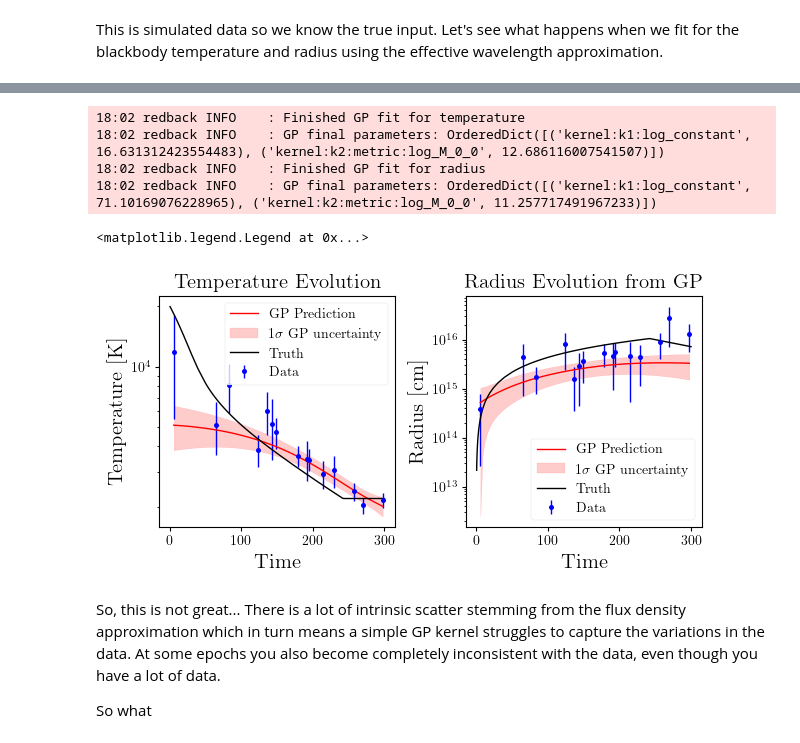
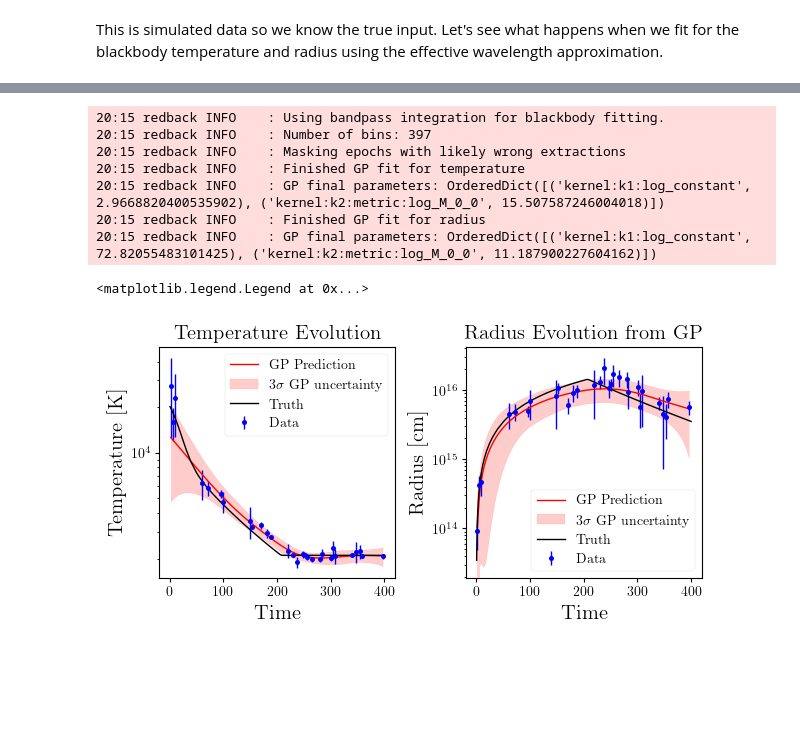
Before and after one commit to nikhil-sarin/redback, a Jupyter notebook: examples/estimating_blackbody_properties_with_redback.ipynb, the cells around one changed output, grey strips where cells are left out. Cells and saved outputs as stored; diff of their text form; code cells hidden in the pictures; blank space fills up the shorter version.

Commit message:
Add a full notebook and several utility etc to do T and R estimation for all data modes

```diff
--- a/examples/estimating_blackbody_properties_with_redback.ipynb
+++ b/examples/estimating_blackbody_properties_with_redback.ipynb
@@ -309,8 +316,6 @@ Considering those errorbars are one sigma, and the GP is a just super quick opti
 # %% [markdown]
 The above examples dealt with flux density data, where as I made a note before, it makes sense to use the effective wavelength approximation. Here I will show what happens when you actually have magnitude/flux data generated without this approximation but you use it to estimate stuff anyway.
 # %%
-# Same as before but with number of data points reduced
-
 np.random.seed(126)
 
 bands = ['lsstg', 'lsstr', 'lssti', 'lsstu', 'lsstz']
@@ -320,13 +325,13 @@ band_colors = {'lsstg':'green', 'lsstr':'red',
                 'lssti':'orange', 'lsstu':'blue', 'lsstz':'violet'}
 
 times = np.geomspace(0.5, 50, 20)
-times = np.append(times, np.linspace(50, 300, 100))
+times = np.append(times, np.linspace(50, 400, 100))
 kappa = 0.07
 kappa_gamma = 0.1
 mej = 3
-vej = 5000
-nickel_mass = 1.5
-tf = 2200
+vej = 8000
+nickel_mass = 2.5
+tf = 2100
 f_nickel = nickel_mass/mej
 output_format = 'magnitude'
 model_kwargs = {'output_format':output_format, 'bands':bands}
@@ -348,7 +353,7 @@ photo = TemperatureFloor(times, luminosity=lbol_a, vej=vej, temperature_floor=tf
 
 kn_obs = SimulateGenericTransient(model='arnett', parameters=parameters, times=times,
                                   data_points=num_of_data_points, model_kwargs=model_kwargs,
-                                 multiwavelength_transient=True, noise_term=0.03)
+                                 multiwavelength_transient=True, noise_term=0.01)
 
 transient = redback.transient.Kilonova(name='my_kilonova',
                                        magnitude=kn_obs.data['output'].values,
@@ -357,5 +362,5 @@ transient = redback.transient.Kilonova(name='my_kilonova',
                                       magnitude_err=kn_obs.data['output_error'].values,
                                       bands=kn_obs.data['band'].values,
                                        redshift=parameters['redshift'])
-transient.plot_data(band_colors=band_colors, ms=5, xlim_high=300)
+transient.plot_data(band_colors=band_colors, ms=5, xlim_high=400)
 # %% [output]
@@ -373,0 +373,22 @@ df_bb = transient.estimate_bb_params(distance=distance, use_eff_wavelength=True)
+# %%
+# Set the flag use_eff_wavelength = True to force the behaviour
+# Redback will return a warning about this
+df_bb = transient.estimate_bb_params(distance=distance, use_eff_wavelength=True)
+
+kernel_T = np.var(df_bb['temperature'].values) * kernels.Matern32Kernel(metric=100.0)
+kernel_R = np.var(df_bb['radius'].values) * kernels.Matern32Kernel(metric=100.0)
+
+# Use the analysis module and also return a nice plot of everything.
+# Because the temperature scale is suggesting a sharp drop,
+# we are also going to fit in logT to ensure the GP interpolation captures this.
+gp_T, gp_R, fig, axes = redback.analysis.fit_temperature_and_radius_gp(data=df_bb,
+                                                                      kernelT=kernel_T,
+                                                                      kernelR=kernel_R,
+                                                                      plot=True,
+                                                                      fit_in_log=True,
+                                                                      sigma_to_plot=3)
+# Because we actually know the true values here, lets add that in.
+axes[0].plot(times, photo.photosphere_temperature, color='black', label='Truth')
+axes[1].plot(times, photo.r_photosphere, color='black', label='Truth')
+axes[0].legend()
+axes[1].legend()
@@ -374,25 +409,30 @@ df_bb = transient.estimate_bb_params(distance=distance, use_eff_wavelength=True)
 # %%
+df_bb = transient.estimate_bb_params(distance=distance)
+
 kernel_T = np.var(df_bb['temperature'].values) * kernels.Matern32Kernel(metric=10.0)
 kernel_R = np.var(df_bb['radius'].values) * kernels.Matern32Kernel(metric=100.0)
 
 # Use the analysis module and also return a nice plot of everything.
+# Because the temperature scale is suggesting a sharp drop,
+# we are also going to fit in logT to ensure the GP interpolation captures this.
 gp_T, gp_R, fig, axes = redback.analysis.fit_temperature_and_radius_gp(data=df_bb,
                                                                       kernelT=kernel_T,
                                                                       kernelR=kernel_R,
-                                                                      plot=True)
+                                                                      plot=True,
+                                                                      fit_in_log=True,
+                                                                      sigma_to_plot=3)
 # Because we actually know the true values here, lets add that in.
 axes[0].plot(times, photo.photosphere_temperature, color='black', label='Truth')
 axes[1].plot(times, photo.r_photosphere, color='black', label='Truth')
 axes[0].legend()
 axes[1].legend()
 # %% [output]
-18:02 redback INFO    : Finished GP fit for temperature
-18:02 redback INFO    : GP final parameters: OrderedDict([('kernel:k1:log_constant', 16.631312423554483), ('kernel:k2:metric:log_M_0_0', 12.686116007541507)])
-18:02 redback INFO    : Finished GP fit for radius
-18:02 redback INFO    : GP final parameters: OrderedDict([('kernel:k1:log_constant', 71.10169076228965), ('kernel:k2:metric:log_M_0_0', 11.257717491967233)])
+20:15 redback INFO    : Using bandpass integration for blackbody fitting.
+20:15 redback INFO    : Number of bins: 397
+20:15 redback INFO    : Masking epochs with likely wrong extractions
+20:15 redback INFO    : Finished GP fit for temperature
+20:15 redback INFO    : GP final parameters: OrderedDict([('kernel:k1:log_constant', 2.9668820400535902), ('kernel:k2:metric:log_M_0_0', 15.507587246004018)])
+20:15 redback INFO    : Finished GP fit for radius
+20:15 redback INFO    : GP final parameters: OrderedDict([('kernel:k1:log_constant', 72.82055483101425), ('kernel:k2:metric:log_M_0_0', 11.187900227604162)])
 <matplotlib.legend.Legend at 0x...>
-[figure, old version]
+[figure, new version]
-# %% [markdown]
-So, this is not great... There is a lot of intrinsic scatter stemming from the flux density approximation which in turn means a simple GP kernel struggles to capture the variations in the data. At some epochs you also become completely inconsistent with the data, even though you have a lot of data.
-
-So what
```
Also changed, not shown: parts of 22 cells of this notebook, 4 other files.
